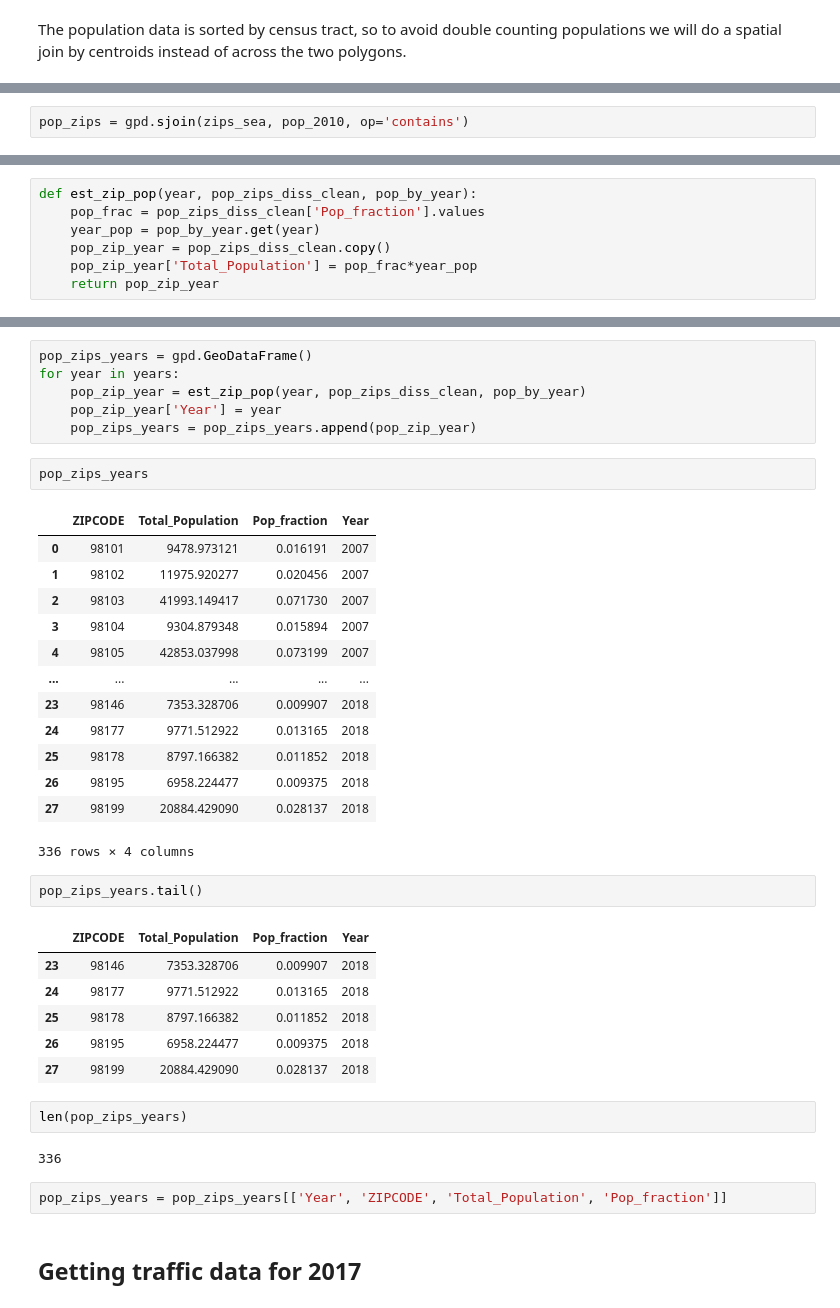
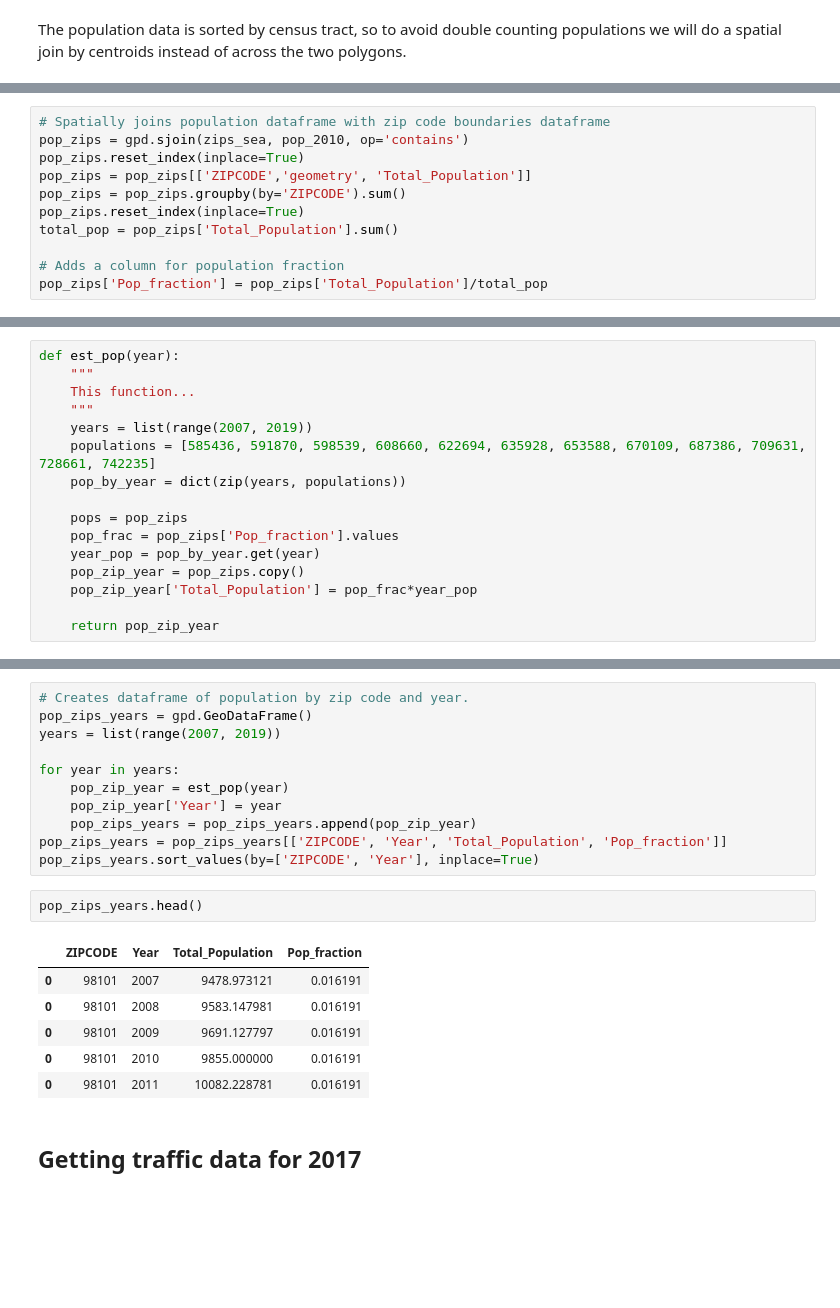
Before and after one commit to Greening-Seattle/Prediction, a Jupyter notebook: Data_Compiler.ipynb, the cells around one changed output, grey strips where cells are left out. Drawn from its saved outputs; the diff is of its cells as text; blank space fills up the shorter version.

```diff
--- a/Data_Compiler.ipynb
+++ b/Data_Compiler.ipynb
@@ -435,2 +280,11 @@ Datum: World Geodetic System 1984
 # %%
+# Spatially joins population dataframe with zip code boundaries dataframe
 pop_zips = gpd.sjoin(zips_sea, pop_2010, op='contains')
+pop_zips.reset_index(inplace=True)
+pop_zips = pop_zips[['ZIPCODE','geometry', 'Total_Population']]
+pop_zips = pop_zips.groupby(by='ZIPCODE').sum()
+pop_zips.reset_index(inplace=True)
+total_pop = pop_zips['Total_Population'].sum()
+
+# Adds a column for population fraction
+pop_zips['Pop_fraction'] = pop_zips['Total_Population']/total_pop
@@ -518,7 +291,16 @@ pop_by_year
 # %%
-def est_zip_pop(year, pop_zips_diss_clean, pop_by_year):
-    pop_frac = pop_zips_diss_clean['Pop_fraction'].values
+def est_pop(year):
+    """
+    This function...
+    """
+    years = list(range(2007, 2019))
+    populations = [585436, 591870, 598539, 608660, 622694, 635928, 653588, 670109, 687386, 709631, 728661, 742235]
+    pop_by_year = dict(zip(years, populations))
+
+    pops = pop_zips
+    pop_frac = pop_zips['Pop_fraction'].values
     year_pop = pop_by_year.get(year)
-    pop_zip_year = pop_zips_diss_clean.copy()
+    pop_zip_year = pop_zips.copy()
     pop_zip_year['Total_Population'] = pop_frac*year_pop
+
     return pop_zip_year
@@ -540,39 +307,22 @@ total_pop_2007
 # %%
+# Creates dataframe of population by zip code and year.
 pop_zips_years = gpd.GeoDataFrame()
+years = list(range(2007, 2019))
+
 for year in years:
-    pop_zip_year = est_zip_pop(year, pop_zips_diss_clean, pop_by_year)
+    pop_zip_year = est_pop(year)
     pop_zip_year['Year'] = year
     pop_zips_years = pop_zips_years.append(pop_zip_year)
+pop_zips_years = pop_zips_years[['ZIPCODE', 'Year', 'Total_Population', 'Pop_fraction']]
+pop_zips_years.sort_values(by=['ZIPCODE', 'Year'], inplace=True)
-# %%
-pop_zips_years
-# %% [output]
-|  | ZIPCODE | Total_Population | Pop_fraction | Year |
-| 0 | 98101 | 9478.973121 | 0.016191 | 2007 |
-| 1 | 98102 | 11975.920277 | 0.020456 | 2007 |
-| 2 | 98103 | 41993.149417 | 0.071730 | 2007 |
-| 3 | 98104 | 9304.879348 | 0.015894 | 2007 |
-| 4 | 98105 | 42853.037998 | 0.073199 | 2007 |
-| ... | ... | ... | ... | ... |
-| 23 | 98146 | 7353.328706 | 0.009907 | 2018 |
-| 24 | 98177 | 9771.512922 | 0.013165 | 2018 |
-| 25 | 98178 | 8797.166382 | 0.011852 | 2018 |
-| 26 | 98195 | 6958.224477 | 0.009375 | 2018 |
-| 27 | 98199 | 20884.429090 | 0.028137 | 2018 |
-336 rows × 4 columns
-# %%
-pop_zips_years.tail()
-# %% [output]
-|  | ZIPCODE | Total_Population | Pop_fraction | Year |
-| 23 | 98146 | 7353.328706 | 0.009907 | 2018 |
-| 24 | 98177 | 9771.512922 | 0.013165 | 2018 |
-| 25 | 98178 | 8797.166382 | 0.011852 | 2018 |
-| 26 | 98195 | 6958.224477 | 0.009375 | 2018 |
-| 27 | 98199 | 20884.429090 | 0.028137 | 2018 |
-# %%
-len(pop_zips_years)
-# %% [output]
-336
-# %%
-pop_zips_years = pop_zips_years[['Year', 'ZIPCODE', 'Total_Population', 'Pop_fraction']]
+# %%
+pop_zips_years.head()
+# %% [output]
+|  | ZIPCODE | Year | Total_Population | Pop_fraction |
+| 0 | 98101 | 2007 | 9478.973121 | 0.016191 |
+| 0 | 98101 | 2008 | 9583.147981 | 0.016191 |
+| 0 | 98101 | 2009 | 9691.127797 | 0.016191 |
+| 0 | 98101 | 2010 | 9855.000000 | 0.016191 |
+| 0 | 98101 | 2011 | 10082.228781 | 0.016191 |
 # %% [markdown]
 ## Getting traffic data for 2017
```
Also changed, not shown: parts of 91 cells of this notebook, 4 other files.
